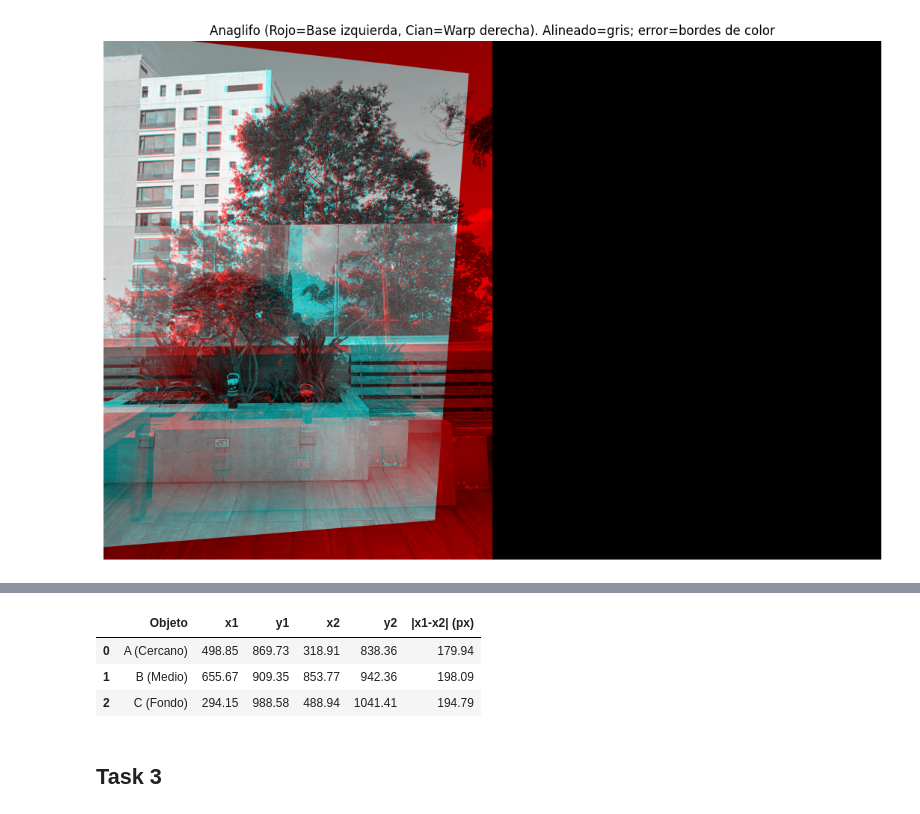
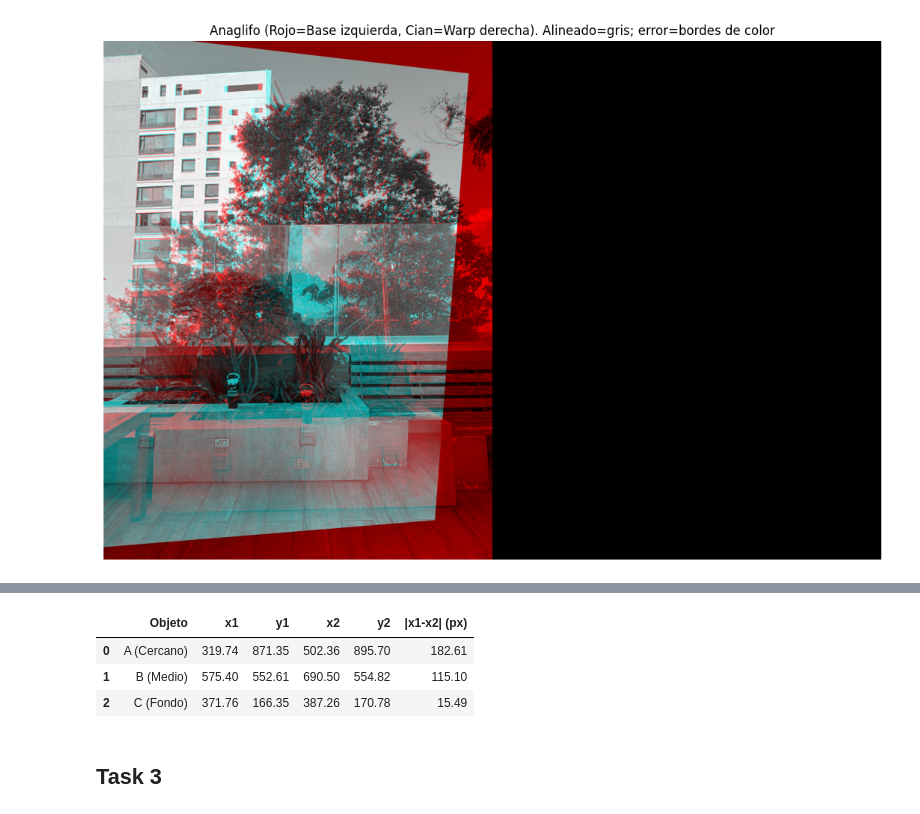
Before and after one commit to paulabaal12/LAB5-VPC, a Jupyter notebook: main.ipynb, the cells around one changed output, grey strips where cells are left out. Saved outputs shown, nothing was run; the diff lists cells and outputs as text; code cells hidden in the pictures.

```diff
--- a/main.ipynb
+++ b/main.ipynb
@@ -236,21 +240,21 @@ for nombre, p1, p2, d in filas:
 # %%
 import pandas as pd
 
-# Estos datos los saque de Error.py, no salio usarlo en el notebook.
+# Estos datos los saque de Error.py al seleccionar como objetos
 
 data = [
-    ["A (Cercano)", 498.85, 869.73, 318.91, 838.36, 179.94],
-    ["B (Medio)",   655.67, 909.35, 853.77, 942.36, 198.09],
-    ["C (Fondo)",   294.15, 988.58, 488.94, 1041.41, 194.79],
+    ["A (Cercano)", 319.74, 871.35, 502.36, 895.70, 182.61],
+    ["B (Medio)",   575.40, 552.61, 690.50, 554.82, 115.10],
+    ["C (Fondo)",   371.76, 166.35, 387.26, 170.78, 15.49],
 ]
 
 df = pd.DataFrame(data, columns=["Objeto", "x1", "y1", "x2", "y2", "|x1-x2| (px)"])
 
 df
 # %% [output]
 |  | Objeto | x1 | y1 | x2 | y2 | |x1-x2| (px) |
-| 0 | A (Cercano) | 498.85 | 869.73 | 318.91 | 838.36 | 179.94 |
-| 1 | B (Medio) | 655.67 | 909.35 | 853.77 | 942.36 | 198.09 |
-| 2 | C (Fondo) | 294.15 | 988.58 | 488.94 | 1041.41 | 194.79 |
+| 0 | A (Cercano) | 319.74 | 871.35 | 502.36 | 895.70 | 182.61 |
+| 1 | B (Medio) | 575.40 | 552.61 | 690.50 | 554.82 | 115.10 |
+| 2 | C (Fondo) | 371.76 | 166.35 | 387.26 | 170.78 | 15.49 |
 # %% [markdown]
 ## **Task 3**
```
Also changed, not shown: parts of 11 cells of this notebook, 3 other files.
